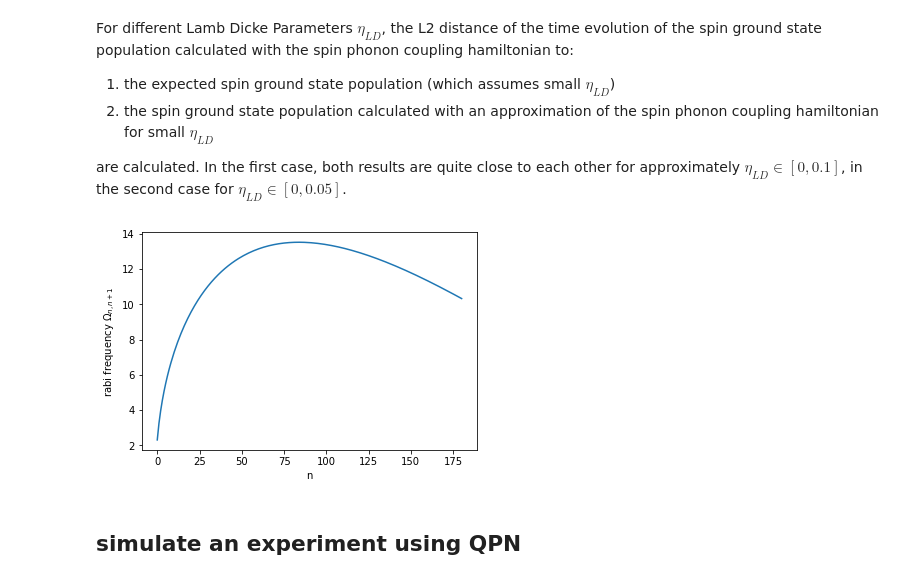
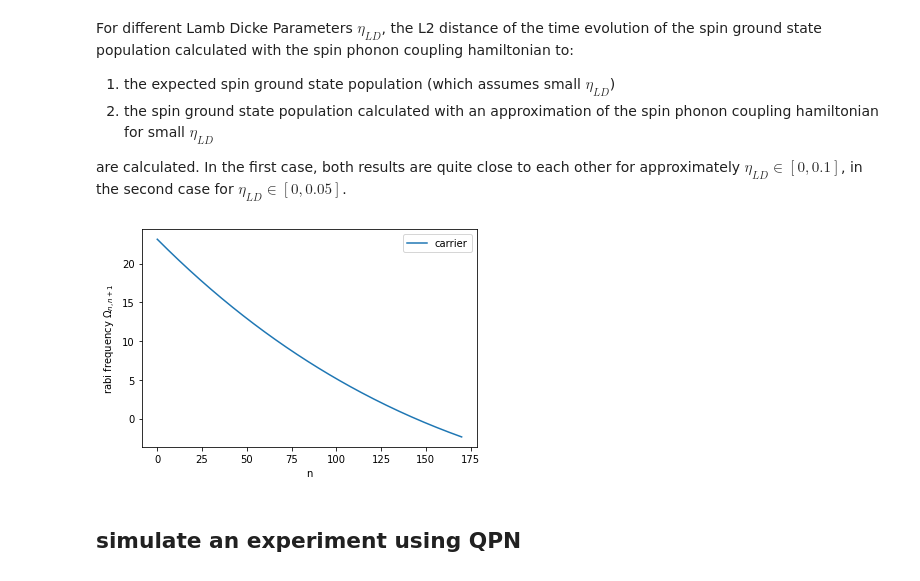
Before and after one commit to R-Thomm/Robin-Master, a Jupyter notebook: squeezed.ipynb, the cells around one changed output. Saved outputs shown, nothing was run; the diff lists cells and outputs as text; code cells hidden in the pictures.

Commit message:
included carrier to blue sideband

```diff
--- a/squeezed.ipynb
+++ b/squeezed.ipynb
@@ -709,15 +709,19 @@ For different Lamb Dicke Parameters $\eta_{LD}$, the L2 distance of the time evo
 
 are calculated. In the first case, both results are quite close to each other for approximately $\eta_{LD} \in \left[ 0, 0.1\right]$, in the second case for $\eta_{LD} \in \left[ 0, 0.05\right]$.
 # %%
-nList = np.arange(181)
-rList = []
-[rList.append(RabiTPSR(Omega, 0.1, n1, -1)) for n1 in nList]
-plt.plot(nList, rList)
+nList = np.arange(300)
+rList1 = []
+rList2 = []
+# [rList1.append(RabiTPSR(Omega, 0.1, n1, -1)) for n1 in nList]
+[rList2.append(RabiTPSR(Omega, 0.1, n1, n1)) for n1 in nList]
+# plt.plot(nList, rList1, label="first blue sideband")
+plt.plot(nList, rList2, label="carrier")
+plt.legend()
 plt.xlabel(r'n')
 plt.ylabel(r'rabi frequency $\Omega_{n, n+1}$')
 plt.show()
 # %% [output]
-[figure, old version]
+[figure, new version]
 # %% [markdown]
 ## simulate an experiment using QPN
 # %%
```
Also changed, not shown: parts of 3 cells of this notebook, 1 other file.
